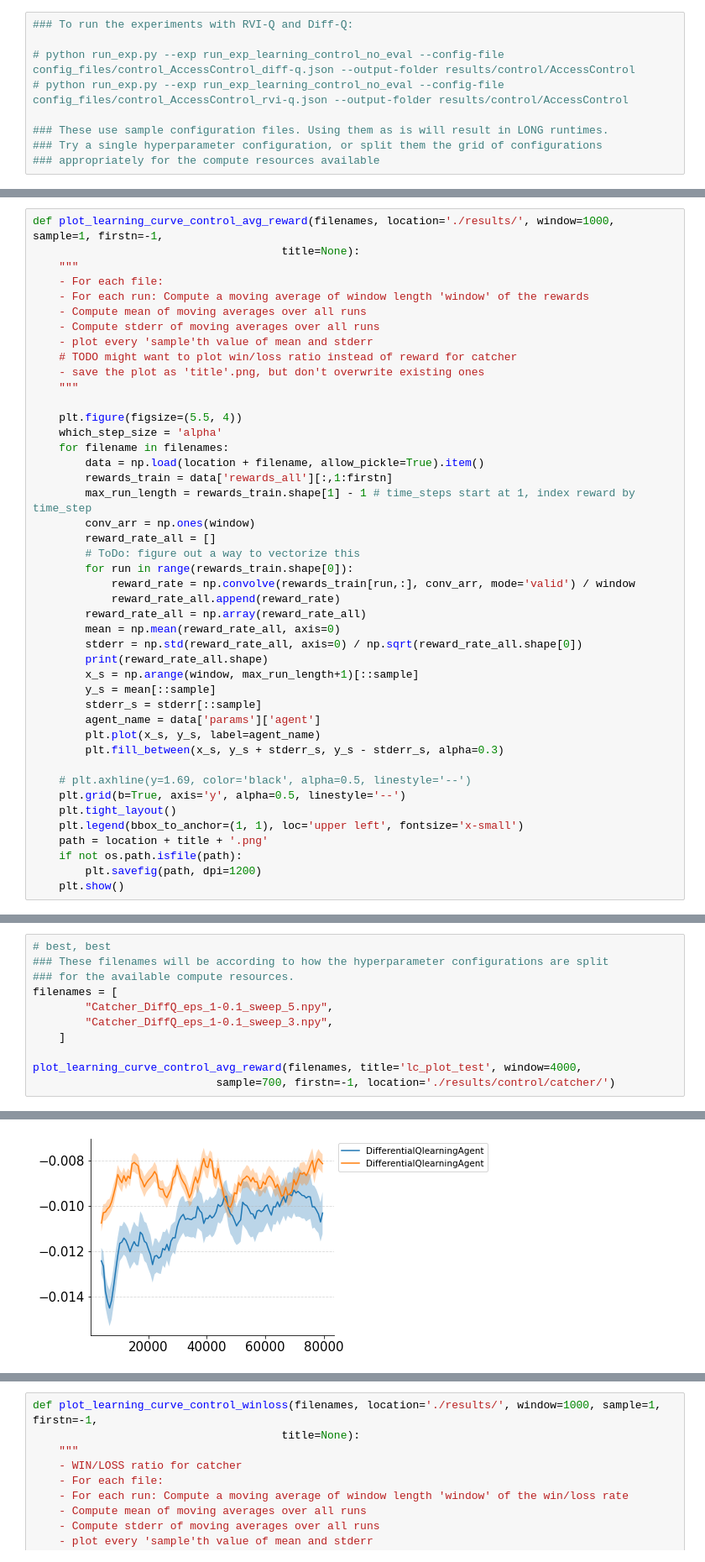
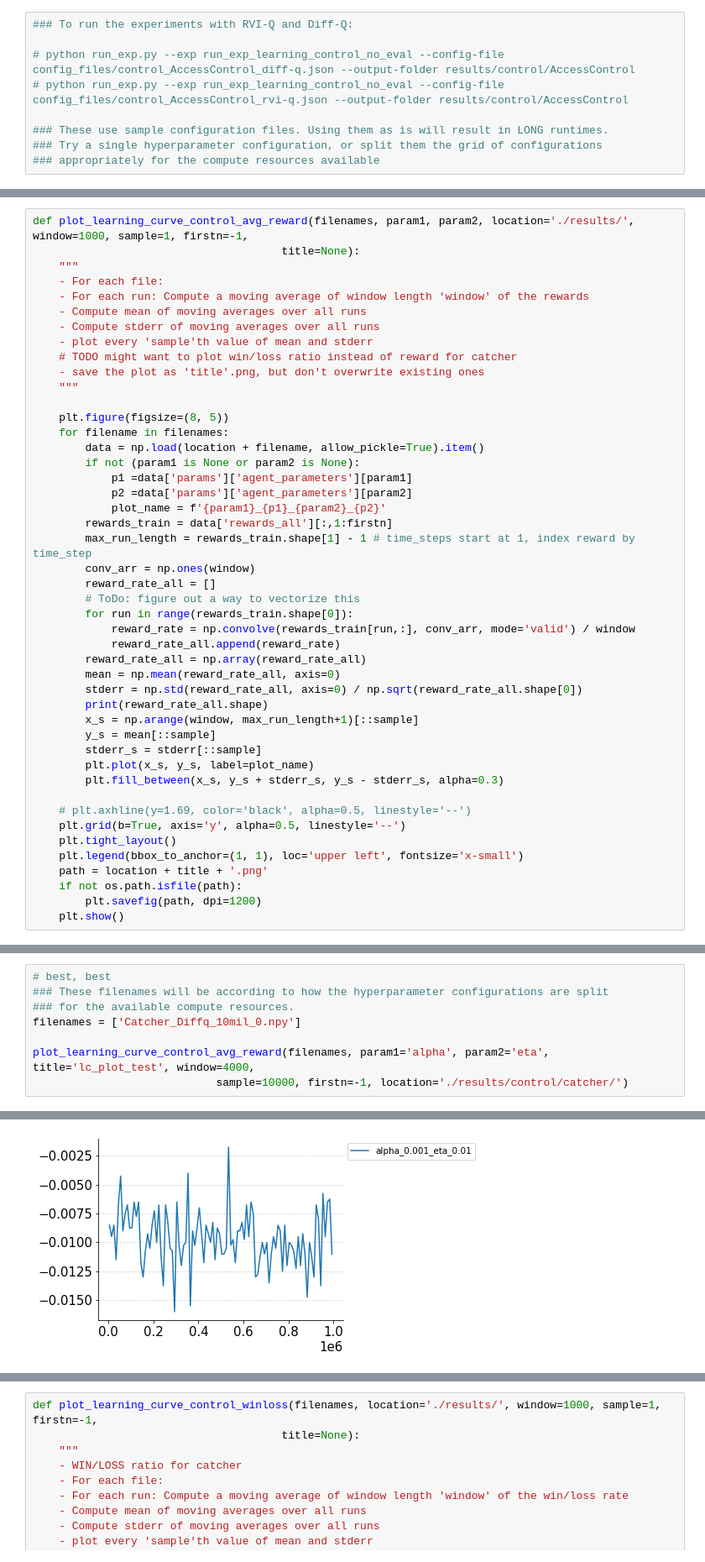
Before and after one commit to hexken/average-reward-benchmarking, a Jupyter notebook: control_exps.ipynb, the cells around one changed output, grey strips where cells are left out. Shown: that part at 84% size. Saved outputs shown, nothing was run; the diff lists cells and outputs as text.

```diff
--- a/control_exps.ipynb
+++ b/control_exps.ipynb
@@ -132,5 +139,5 @@ _6        1                   0.01      -0.00816885 0.000106796
 # %%
-def plot_learning_curve_control_avg_reward(filenames, location='./results/', window=1000, sample=1, firstn=-1,
+def plot_learning_curve_control_avg_reward(filenames, param1, param2, location='./results/', window=1000, sample=1, firstn=-1,
                                       title=None):
     """
     - For each file:
@@ -142,10 +149,13 @@ def plot_learning_curve_control_avg_reward(filenames, location='./results/', win
     - save the plot as 'title'.png, but don't overwrite existing ones
     """
 
-    plt.figure(figsize=(5.5, 4))
-    which_step_size = 'alpha'
+    plt.figure(figsize=(8, 5))
     for filename in filenames:
         data = np.load(location + filename, allow_pickle=True).item()
+        if not (param1 is None or param2 is None):
+            p1 =data['params']['agent_parameters'][param1]
+            p2 =data['params']['agent_parameters'][param2]
+            plot_name = f'{param1}_{p1}_{param2}_{p2}'
         rewards_train = data['rewards_all'][:,1:firstn]
         max_run_length = rewards_train.shape[1] - 1 # time_steps start at 1, index reward by time_step
         conv_arr = np.ones(window)
@@ -161,8 +171,7 @@ def plot_learning_curve_control_avg_reward(filenames, location='./results/', win
         x_s = np.arange(window, max_run_length+1)[::sample]
         y_s = mean[::sample]
         stderr_s = stderr[::sample]
-        agent_name = data['params']['agent']
-        plt.plot(x_s, y_s, label=agent_name)
+        plt.plot(x_s, y_s, label=plot_name)
         plt.fill_between(x_s, y_s + stderr_s, y_s - stderr_s, alpha=0.3)
 
     # plt.axhline(y=1.69, color='black', alpha=0.5, linestyle='--')
@@ -177,11 +206,8 @@ def plot_learning_curve_control_avg_reward(filenames, location='./results/', win
 # best, best
 ### These filenames will be according to how the hyperparameter configurations are split
 ### for the available compute resources.
-filenames = [
-        "Catcher_DiffQ_eps_1-0.1_sweep_5.npy",
-        "Catcher_DiffQ_eps_1-0.1_sweep_3.npy",
-    ]
+filenames = ['Catcher_Diffq_10mil_0.npy']
 
-plot_learning_curve_control_avg_reward(filenames, title='lc_plot_test', window=4000,
-                            sample=700, firstn=-1, location='./results/control/catcher/')
+plot_learning_curve_control_avg_reward(filenames, param1='alpha', param2='eta', title='lc_plot_test', window=4000,
+                            sample=10000, firstn=-1, location='./results/control/catcher/')
 # %% [output]
@@ -190 +215 @@ plot_learning_curve_control_avg_reward(filenames, title='lc_plot_test', window=4
-[figure, old version]
+[figure, new version]
```
Also changed, not shown: parts of 7 cells of this notebook, 8 other files.
